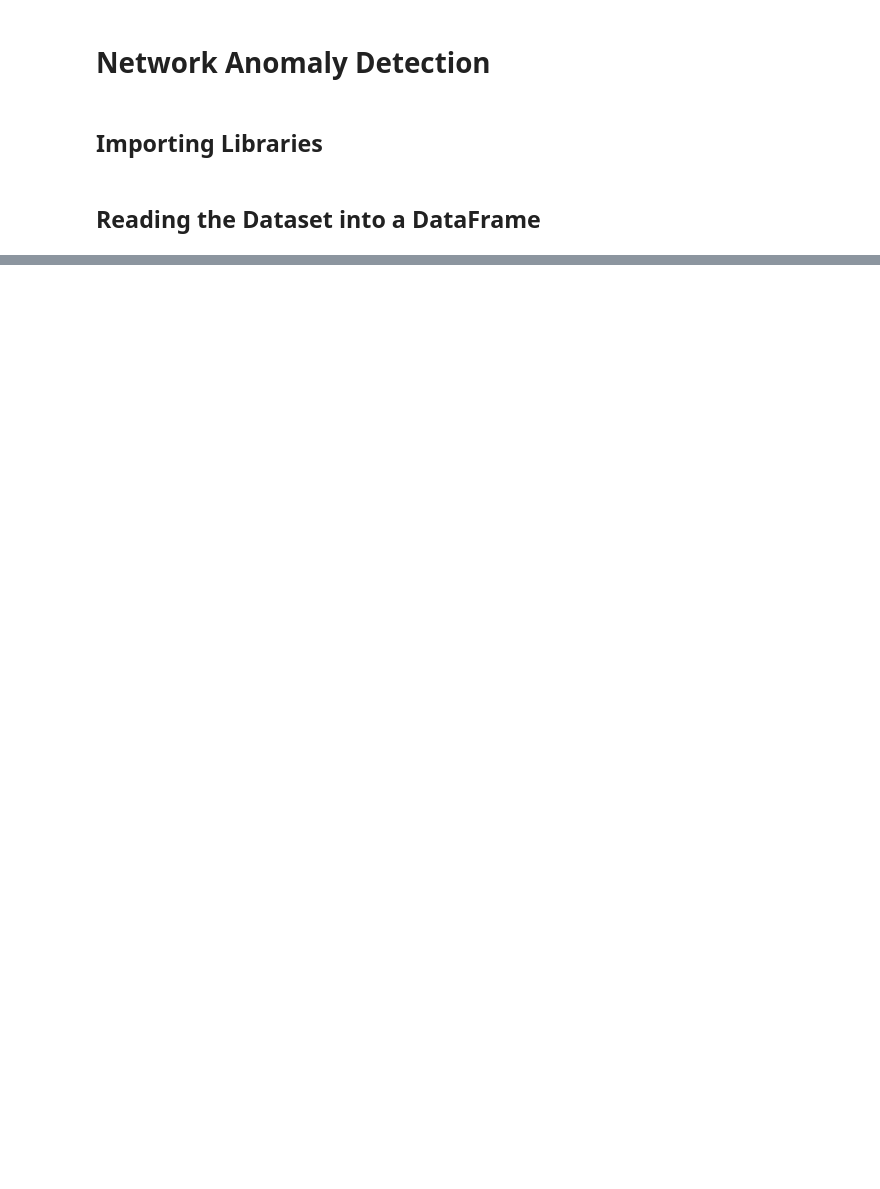
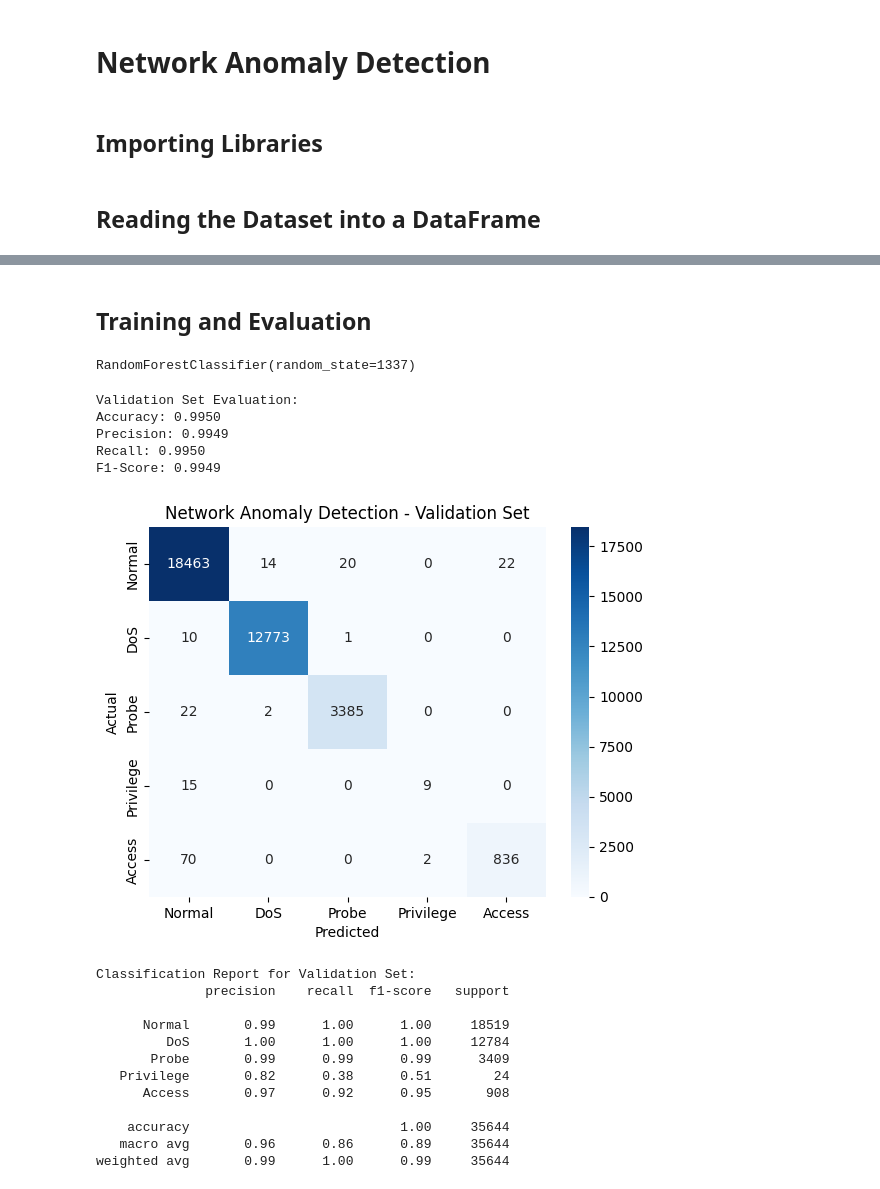
Before and after one commit to benhurtekeste/Network-Anomaly-Detection, a Jupyter notebook: detector.ipynb, the cells around one changed output, grey strips where cells are left out. Drawn from its saved outputs; the diff is of its cells as text; code cells hidden in the pictures; blank space fills up the shorter version.

Commit message:
Training and Validating

```diff
--- a/detector.ipynb
+++ b/detector.ipynb
@@ -30,0 +94,65 @@ columns = [
+# %%
+# Combine encoded categorical variables and numeric features
+train_set = encoded.join(df[numeric_features])
+
+# Multi-class target variable
+multi_y = df['attack_map']
+# %%
+train_X, test_X, train_y, test_y = train_test_split(train_set, multi_y, test_size=0.2, random_state=1337)
+# %%
+# Further split the training set into separate training and validation sets
+multi_train_X, multi_val_X, multi_train_y, multi_val_y = train_test_split(train_X, train_y, test_size=0.3, random_state=1337)
+# %% [markdown]
+## Training and Evaluation
+# %%
+# Train RandomForest model for multi-class classification
+rf_model_multi = RandomForestClassifier(random_state=1337)
+rf_model_multi.fit(multi_train_X, multi_train_y)
+# %% [output]
+RandomForestClassifier(random_state=1337)
+# %%
+# Predict and evaluate the model on the validation set
+multi_predictions = rf_model_multi.predict(multi_val_X)
+accuracy = accuracy_score(multi_val_y, multi_predictions)
+precision = precision_score(multi_val_y, multi_predictions, average='weighted')
+recall = recall_score(multi_val_y, multi_predictions, average='weighted')
+f1 = f1_score(multi_val_y, multi_predictions, average='weighted')
+print(f"Validation Set Evaluation:")
+print(f"Accuracy: {accuracy:.4f}")
+print(f"Precision: {precision:.4f}")
+print(f"Recall: {recall:.4f}")
+print(f"F1-Score: {f1:.4f}")
+
+# Confusion Matrix for Validation Set
+conf_matrix = confusion_matrix(multi_val_y, multi_predictions)
+class_labels = ['Normal', 'DoS', 'Probe', 'Privilege', 'Access']
+sns.heatmap(conf_matrix, annot=True, fmt='d', cmap='Blues',
+            xticklabels=class_labels,
+            yticklabels=class_labels)
+plt.title('Network Anomaly Detection - Validation Set')
+plt.xlabel('Predicted')
+plt.ylabel('Actual')
+plt.show()
+
+# Classification Report for Validation Set
+print("Classification Report for Validation Set:")
+print(classification_report(multi_val_y, multi_predictions, target_names=class_labels))
+# %% [output]
+Validation Set Evaluation:
+Accuracy: 0.9950
+Precision: 0.9949
+Recall: 0.9950
+F1-Score: 0.9949
+[figure, added]
+Classification Report for Validation Set:
+              precision    recall  f1-score   support
+
+      Normal       0.99      1.00      1.00     18519
+         DoS       1.00      1.00      1.00     12784
+       Probe       0.99      0.99      0.99      3409
+   Privilege       0.82      0.38      0.51        24
+      Access       0.97      0.92      0.95       908
+
+    accuracy                           1.00     35644
+   macro avg       0.96      0.86      0.89     35644
+weighted avg       0.99      1.00      0.99     35644
```
Also changed, not shown: parts of 7 cells of this notebook, 2 other files.
